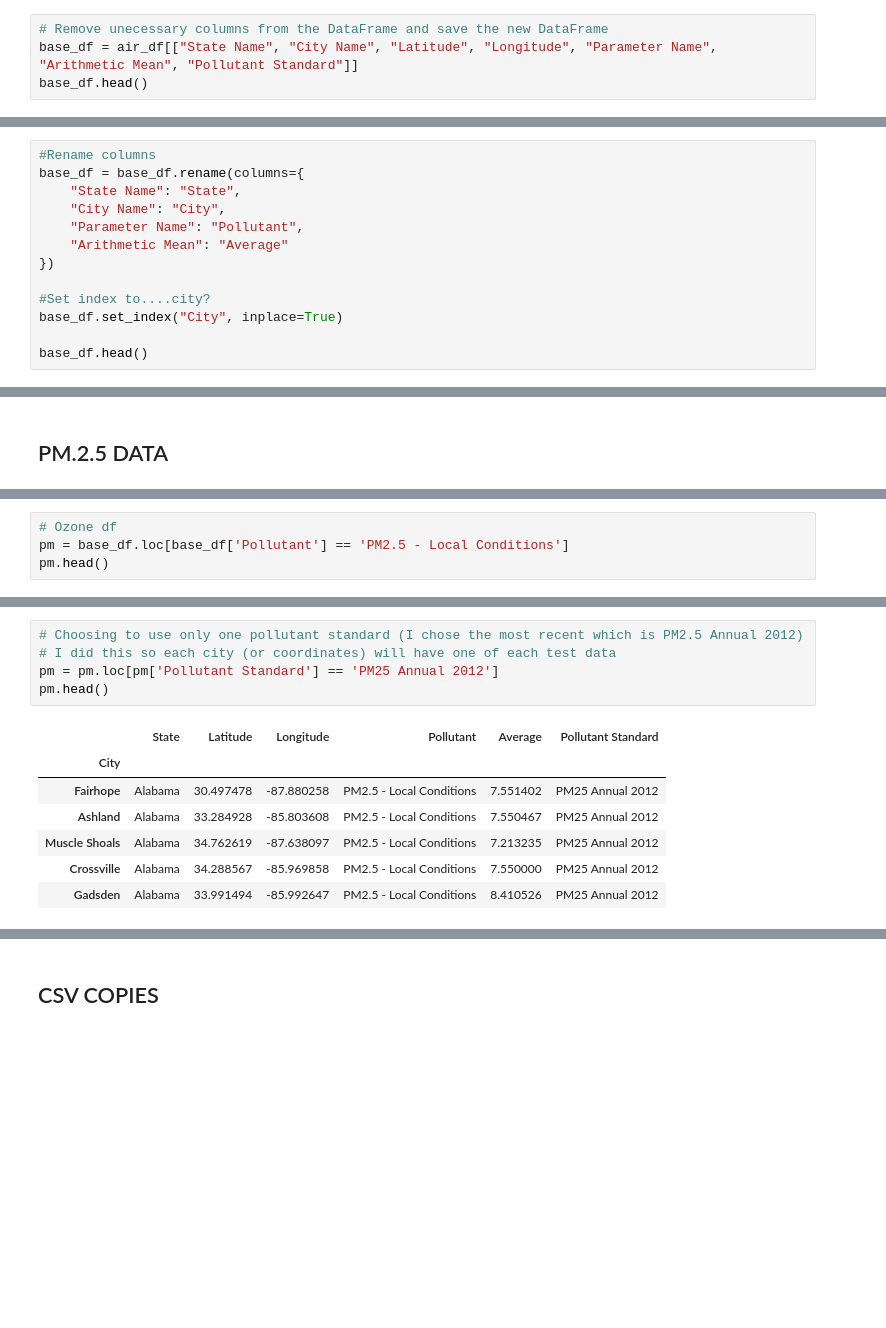
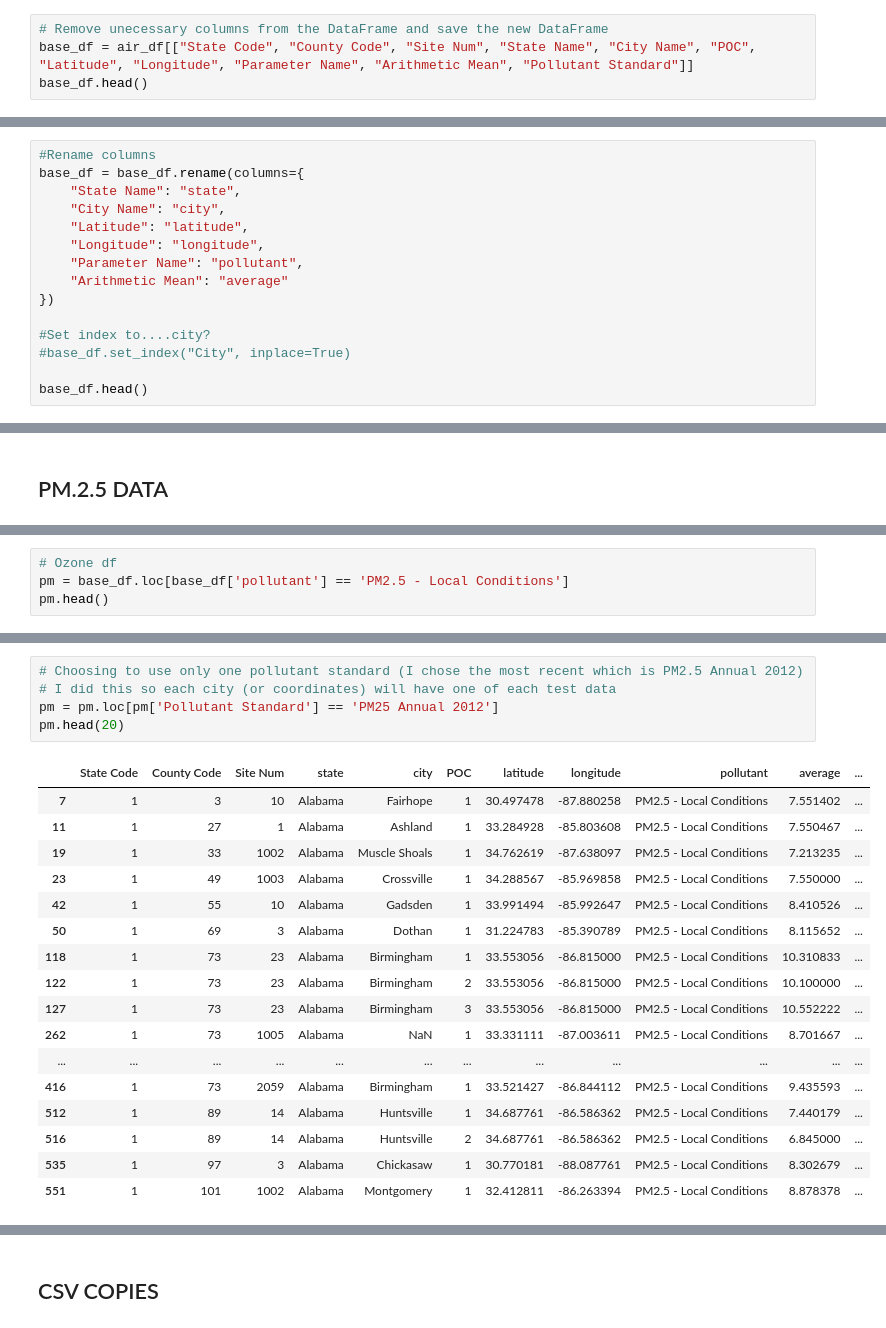
Before and after one commit to grahamendean/Project_2, a Jupyter notebook: air.ipynb, the cells around one changed output, grey strips where cells are left out. Drawn from its saved outputs; the diff is of its cells as text; blank space fills up the shorter version.

```diff
--- a/air.ipynb
+++ b/air.ipynb
@@ -21,5 +27,5 @@ air_df.head()
 # %%
 # Remove unecessary columns from the DataFrame and save the new DataFrame
-base_df = air_df[["State Name", "City Name", "Latitude", "Longitude", "Parameter Name", "Arithmetic Mean", "Pollutant Standard"]]
+base_df = air_df[["State Code", "County Code", "Site Num", "State Name", "City Name", "POC", "Latitude", "Longitude", "Parameter Name", "Arithmetic Mean", "Pollutant Standard"]]
 base_df.head()
 # %% [output]
@@ -32,14 +38,16 @@ base_df.head()
 # %%
 #Rename columns
 base_df = base_df.rename(columns={
-    "State Name": "State",
-    "City Name": "City",
-    "Parameter Name": "Pollutant",
-    "Arithmetic Mean": "Average"
+    "State Name": "state",
+    "City Name": "city",
+    "Latitude": "latitude",
+    "Longitude": "longitude",
+    "Parameter Name": "pollutant",
+    "Arithmetic Mean": "average"
 })
 
 #Set index to....city?
-base_df.set_index("City", inplace=True)
+#base_df.set_index("City", inplace=True)
 
 base_df.head()
 # %% [output]
@@ -121,5 +152,5 @@ base_df.head()
 # %%
 # Ozone df
-pm = base_df.loc[base_df['Pollutant'] == 'PM2.5 - Local Conditions']
+pm = base_df.loc[base_df['pollutant'] == 'PM2.5 - Local Conditions']
 pm.head()
 # %% [output]
@@ -133,13 +163,23 @@ pm.head()
 # %%
 # Choosing to use only one pollutant standard (I chose the most recent which is PM2.5 Annual 2012)
 # I did this so each city (or coordinates) will have one of each test data
 pm = pm.loc[pm['Pollutant Standard'] == 'PM25 Annual 2012']
-pm.head()
+pm.head(20)
 # %% [output]
-|  | State | Latitude | Longitude | Pollutant | Average | Pollutant Standard |
-| City |  |  |  |  |  |  |
-| Fairhope | Alabama | 30.497478 | -87.880258 | PM2.5 - Local Conditions | 7.551402 | PM25 Annual 2012 |
-| Ashland | Alabama | 33.284928 | -85.803608 | PM2.5 - Local Conditions | 7.550467 | PM25 Annual 2012 |
-| Muscle Shoals | Alabama | 34.762619 | -87.638097 | PM2.5 - Local Conditions | 7.213235 | PM25 Annual 2012 |
-| Crossville | Alabama | 34.288567 | -85.969858 | PM2.5 - Local Conditions | 7.550000 | PM25 Annual 2012 |
-| Gadsden | Alabama | 33.991494 | -85.992647 | PM2.5 - Local Conditions | 8.410526 | PM25 Annual 2012 |
+|  | State Code | County Code | Site Num | state | city | POC | latitude | longitude | pollutant | average | ... |
+| 7 | 1 | 3 | 10 | Alabama | Fairhope | 1 | 30.497478 | -87.880258 | PM2.5 - Local Conditions | 7.551402 | ... |
+| 11 | 1 | 27 | 1 | Alabama | Ashland | 1 | 33.284928 | -85.803608 | PM2.5 - Local Conditions | 7.550467 | ... |
+| 19 | 1 | 33 | 1002 | Alabama | Muscle Shoals | 1 | 34.762619 | -87.638097 | PM2.5 - Local Conditions | 7.213235 | ... |
+| 23 | 1 | 49 | 1003 | Alabama | Crossville | 1 | 34.288567 | -85.969858 | PM2.5 - Local Conditions | 7.550000 | ... |
+| 42 | 1 | 55 | 10 | Alabama | Gadsden | 1 | 33.991494 | -85.992647 | PM2.5 - Local Conditions | 8.410526 | ... |
+| 50 | 1 | 69 | 3 | Alabama | Dothan | 1 | 31.224783 | -85.390789 | PM2.5 - Local Conditions | 8.115652 | ... |
+| 118 | 1 | 73 | 23 | Alabama | Birmingham | 1 | 33.553056 | -86.815000 | PM2.5 - Local Conditions | 10.310833 | ... |
+| 122 | 1 | 73 | 23 | Alabama | Birmingham | 2 | 33.553056 | -86.815000 | PM2.5 - Local Conditions | 10.100000 | ... |
+| 127 | 1 | 73 | 23 | Alabama | Birmingham | 3 | 33.553056 | -86.815000 | PM2.5 - Local Conditions | 10.552222 | ... |
+| 262 | 1 | 73 | 1005 | Alabama | NaN | 1 | 33.331111 | -87.003611 | PM2.5 - Local Conditions | 8.701667 | ... |
+| ... | ... | ... | ... | ... | ... | ... | ... | ... | ... | ... | ... |
+| 416 | 1 | 73 | 2059 | Alabama | Birmingham | 1 | 33.521427 | -86.844112 | PM2.5 - Local Conditions | 9.435593 | ... |
+| 512 | 1 | 89 | 14 | Alabama | Huntsville | 1 | 34.687761 | -86.586362 | PM2.5 - Local Conditions | 7.440179 | ... |
+| 516 | 1 | 89 | 14 | Alabama | Huntsville | 2 | 34.687761 | -86.586362 | PM2.5 - Local Conditions | 6.845000 | ... |
+| 535 | 1 | 97 | 3 | Alabama | Chickasaw | 1 | 30.770181 | -88.087761 | PM2.5 - Local Conditions | 8.302679 | ... |
+| 551 | 1 | 101 | 1002 | Alabama | Montgomery | 1 | 32.412811 | -86.263394 | PM2.5 - Local Conditions | 8.878378 | ... |
```
Also changed, not shown: parts of 39 cells of this notebook, 11 other files.
